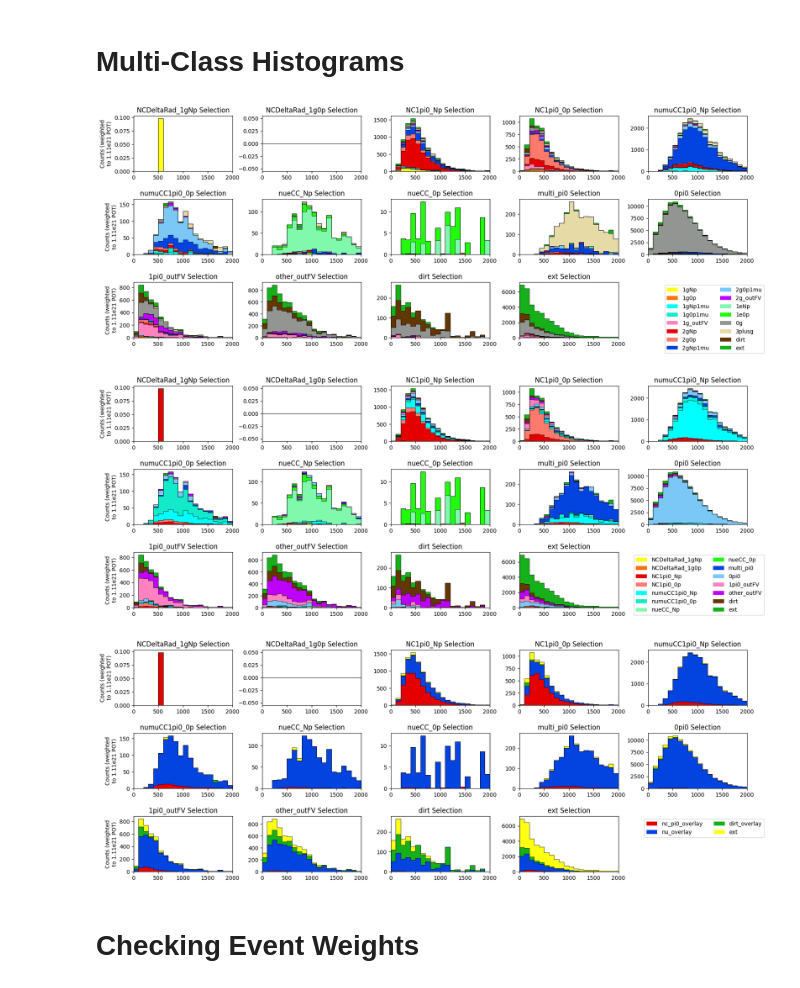
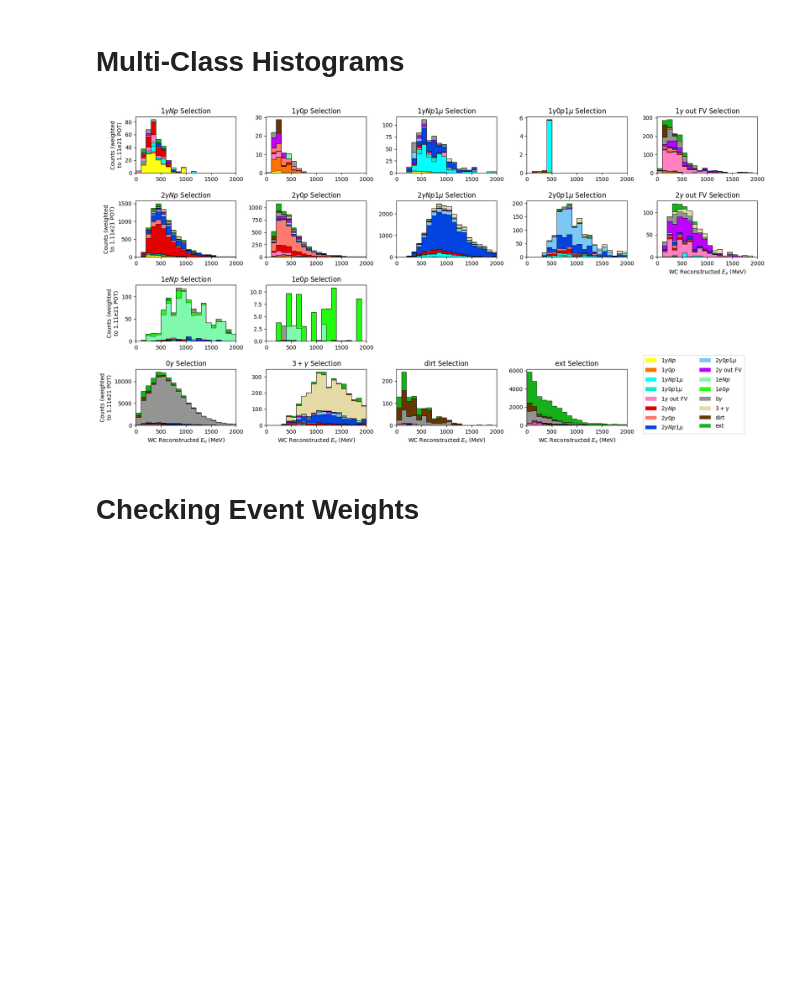
Before and after one commit to leehagaman/uboone_ngem, a Jupyter notebook: ipynb_notebooks/multiclass_histograms.ipynb, the cells around one changed output. Drawn from its saved outputs; the diff is of its cells as text; code cells hidden in the pictures; blank space fills up the shorter version.

Commit message:
updated multi-class histogram layout and added latex labeling

```diff
--- a/ipynb_notebooks/multiclass_histograms.ipynb
+++ b/ipynb_notebooks/multiclass_histograms.ipynb
@@ -21,7 +21,7 @@ training = "first_combined_training"
 #training = "first_wc_training"
 #training = "first_lantern_training"
 
-training = "first_combined_physics_training"
+#training = "first_combined_physics_training"
 # %%
 print("loading all_df.pkl...")
 with open(f"{intermediate_files_location}/all_df.pkl", "rb") as f:
@@ -100,13 +103,10 @@ presel_merged_df["reco_category_argmax_index"] = reco_categories_argmax
 # %% [markdown]
 # Multi-Class Histograms
 # %%
-reco_category_queries = []
-for i, signal_category in enumerate(sig_categories):
-    reco_category_queries.append(f"reco_category_argmax_index == {i}")
-
-for breakdown_type in ["topological", "physics", "filetype"]:
+for breakdown_type in ["topological"]: #["topological", "physics", "filetype"]:
     if breakdown_type == "topological":
         breakdown_labels = topological_category_labels
+        breakdown_labels_latex = topological_category_labels_latex
         breakdown_colors = topological_category_colors
         breakdown_queries = []
         for label in breakdown_labels:
@@ -124,54 +124,56 @@ for breakdown_type in ["topological", "physics", "filetype"]:
         for label in breakdown_labels:
             breakdown_queries.append(f"filetype == '{label}'")
     else:
         raise ValueError("Invalid breakdown type")
 
     fig, axs = plt.subplots(4, 5, figsize=(20, 10))
     axs = axs.flatten()
 
     bins = np.linspace(0, 2000, 21)
     bin_centers = (bins[:-1] + bins[1:]) / 2
     multi_bin_centers = [bin_centers] * len(breakdown_labels)
     outline_colors = ["k"] * len(breakdown_labels)
 
-    for i, signal_category in enumerate(sig_categories):
+    for i in range(len(sig_categories)):
+
+        signal_category = sig_categories[i]
+        signal_category_latex = breakdown_labels_latex[i]
 
         sel_df = presel_merged_df.query(reco_category_queries[i])
 
         counts = []
         for breakdown_i, breakdown_label in enumerate(breakdown_labels):
             curr_df = sel_df.query(breakdown_queries[breakdown_i])
             counts.append(np.histogram(curr_df["wc_kine_reco_Enu"], weights=curr_df["wc_net_weight"], bins=bins)[0])
 
-        axs[i].hist(multi_bin_centers, weights=counts, bins=bins, color=breakdown_colors, stacked=True, label=breakdown_labels)
-        axs[i].hist(multi_bin_centers, weights=counts, bins=bins, color=outline_colors, histtype="step", lw=0.5, stacked=True)
+        axnum = i
+        if i >= 12: # background categories, start new row
+            axnum = i + 3
 
-        if i >= 15: # Only show x-label for bottom row
-            axs[i].set_xlabel(r"WC Reconstructed $E_\nu$ (MeV)")
-        if i % 5 == 0: # Only show y-label for leftmost column
-            axs[i].set_ylabel("Counts (weighted\nto 1.11e21 POT)")
-        axs[i].set_title(f"{signal_category} Selection")
-        axs[i].set_xlim(0, 2000)
-
-        if i == len(sig_categories) - 1:
-            if "physics" in training:
-                axs[i].legend(ncol=2, loc='upper right', bbox_to_anchor=(2.5, 1))
-            else:
-                axs[i].legend(ncol=2, loc='upper right', bbox_to_anchor=(6, 1.2))
+        axs[axnum].hist(multi_bin_centers, weights=counts, bins=bins, color=breakdown_colors, stacked=True, label=breakdown_labels_latex)
+        axs[axnum].hist(multi_bin_centers, weights=counts, bins=bins, color=outline_colors, histtype="step", lw=0.5, stacked=True)
 
 
-    for i in range(20):
-        if i > len(sig_categories) - 1:
-            axs[i].remove()
+        if axnum in [15, 16, 17, 18, 9]:
+            axs[axnum].set_xlabel(r"WC Reconstructed $E_\nu$ (MeV)")
+        if axnum % 5 == 0: # Only show y-label for leftmost column
+            axs[axnum].set_ylabel("Counts (weighted\nto 1.11e21 POT)")
+        axs[axnum].set_title(f"{signal_category_latex} Selection")
+        axs[axnum].set_xlim(0, 2000)
+
+        if axnum == 18:
+            axs[axnum].legend(ncol=2, loc='upper right', bbox_to_anchor=(2.2, 1.3))
+
+    for axnum in range(20):
+        if axnum in [12, 13, 14, 19]:
+            axs[axnum].remove()
 
     fig.subplots_adjust(hspace=0.5, wspace=0.3)
 
     plt.savefig(f"../plots/multiclass_histograms_{training}_{breakdown_type}.pdf")
     plt.savefig(f"../plots/multiclass_histograms_{training}_{breakdown_type}.png")
 # %% [output]
-[figure, old version]
+[figure, new version]
-[figure, removed]
-[figure, removed]
 # %% [markdown]
 # Checking Event Weights
 # %%
```
Also changed, not shown: parts of 8 cells of this notebook, 5 other files.
